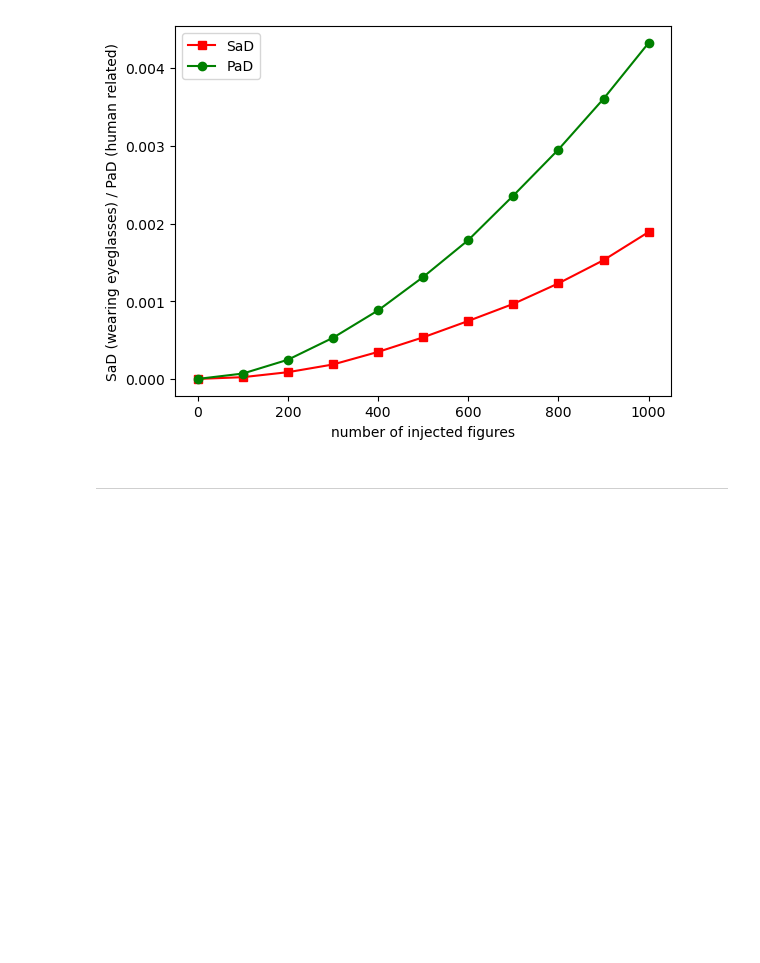
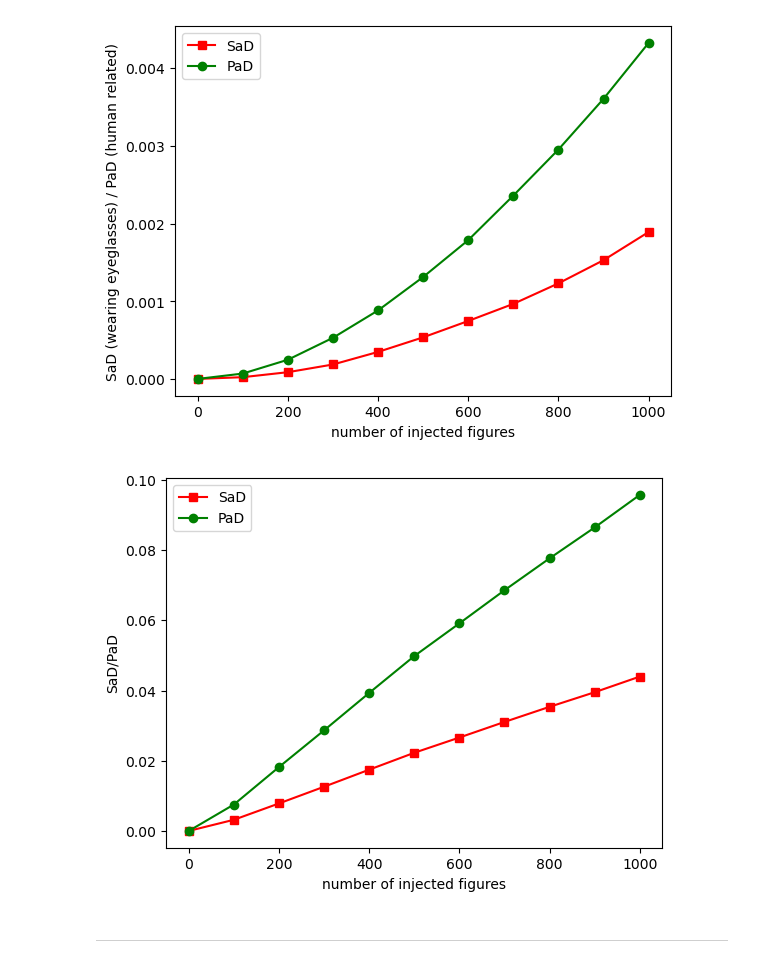
Before and after one commit to wwwfan628/ra_clipscore, a Jupyter notebook: notebooks/plot_figures_20250311.ipynb, the cells around one changed output. Cells and saved outputs as stored; diff of their text form; code cells hidden in the pictures; blank space fills up the shorter version.

```diff
--- a/notebooks/plot_figures_20250311.ipynb
+++ b/notebooks/plot_figures_20250311.ipynb
@@ -137,6 +137,28 @@ plt.savefig('dualcs_wearing_eyeglasses_GD_FKL.png', bbox_inches='tight')
 plt.show()
 # %% [output]
 [figure]
+# %%
+x = list(range(0,1100,100))#点的横坐标
+# read experiment results from the path
+base_path = '/Users/yifanlu/PycharmProjects/interpretable_evaluation_metrics/results_dir/celebA_22_USER_EvalCS'
+dirs = sorted((f for f in os.listdir(base_path) if f.startswith("man1k")), key=my_key)
+sad = [0]
+pad = [0]
+for dir in dirs:
+    dir_path = os.path.join(base_path, dir)
+    with open(f'{dir_path}/experiment_results_dict.pkl', 'rb') as f:
+        results = pickle.load(f)
+        sad.append(results['forward_KL_single'].mean())
+        pad.append(results['forward_KL_pair'].mean())
+plt.plot(x,sad,'s-',color = 'r',label="SaD")    #s-:方形
+plt.plot(x,pad,'o-',color = 'g',label="PaD")    #o-:圆形
+plt.xlabel("number of injected figures")    #横坐标名字
+plt.ylabel("SaD/PaD")    #纵坐标名字
+plt.legend(loc = "best")    #图例
+plt.savefig('hcs_GD_FKL.png', bbox_inches='tight')
+plt.show()
+# %% [output]
+[figure, added]
 # %% [markdown]
 ----
 # %%
```
Also changed, not shown: 3 other files.
